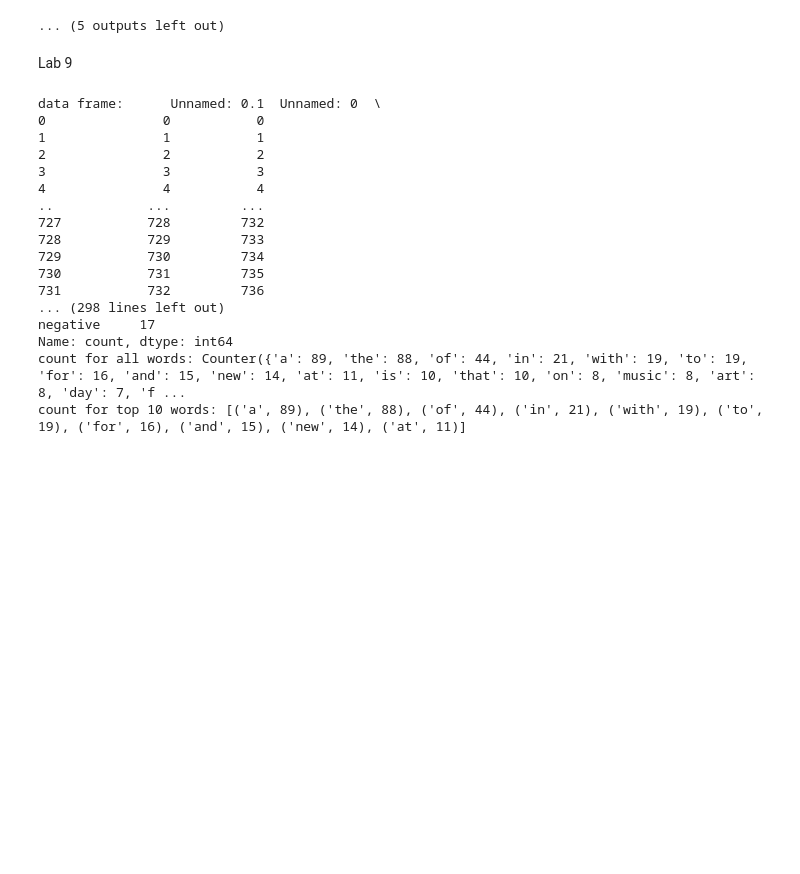
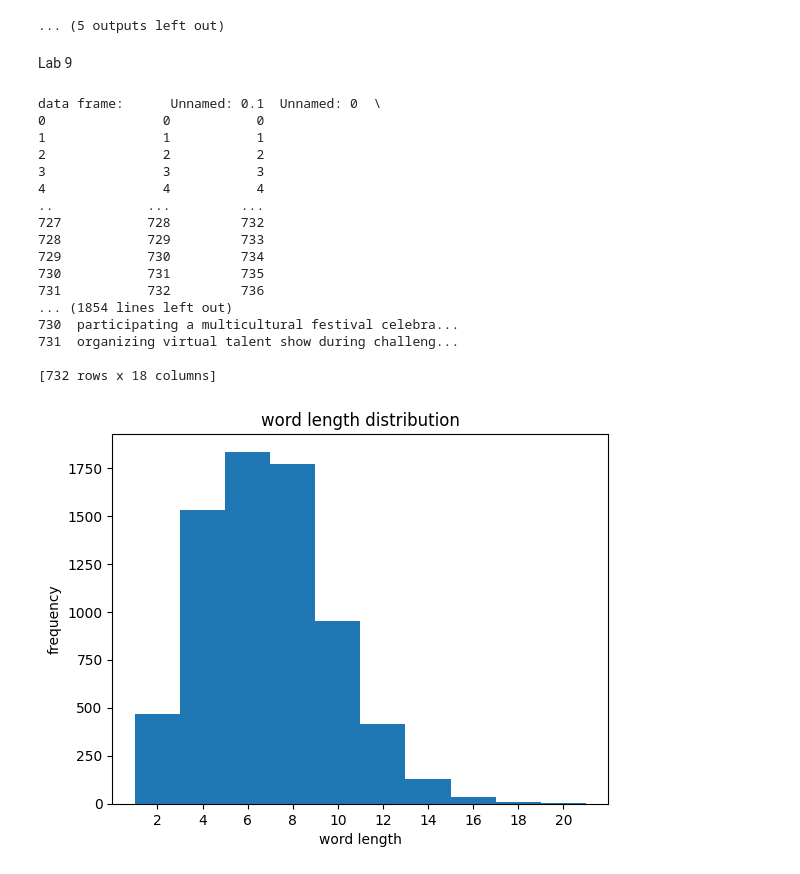
Before and after one commit to siva140887/data-visualization-programs, a Jupyter notebook: Datavisualization.ipynb, the cells around one changed output. Saved outputs shown, nothing was run; the diff lists cells and outputs as text; code cells hidden in the pictures; blank space fills up the shorter version.

```diff
--- a/Datavisualization.ipynb
+++ b/Datavisualization.ipynb
@@ -1605,40 +1605,64 @@ clear_text_all = df[df['Sentiment_group'] == 'positive']['clear_text']
 words_positive = " ".join(clear_text_all).split()
 
 print("count for all words:",Counter(words_positive))
 print("count for top 10 words:",Counter(words_positive).most_common(10))
 
 ###### Q5
 
 ### Creating a list of stop words
-stop_words = ['a', 'the', 'of', 'in', 'with', 'to', 'for', 'and', 'new', 'at', 'is', 'that', 'on']
+stop_words = ['a', 'the', 'of', 'in', 'with', 'to', 'for', 'and', 'new', 'at', 'is', 'that', 'on', 'was', 'this','an']
 
 def remove_stop_words(x):
-  y = x.str.split()
+  y = x.split()
   print("y:",y)
   for word in y:
     if word in stop_words:
-      word = ""
+      y.remove(word)
   print("y':",y)
   lwords = " ".join(y)
   return lwords
 
-  df['clear_text_wo_stopwrds'] = df['clear_text'].apply(remove_stop_words)
-  print("df with clear text having no stop words:",df)
+df['clear_text_wo_stopwrds'] = df['clear_text'].apply(remove_stop_words)
+print("df with clear text having no stop words:",df)
+
+###### Q6
+
+word_lengths = []
+
+for txt in df['clear_text_wo_stopwrds']:
+  for word in txt.split():
+    word_lengths.append(len(word))
+
+plt.hist(word_lengths)
+plt.xlabel('word length')
+plt.ylabel('frequency')
+plt.title('word length distribution')
+plt.xticks([2,4,6,8,10,12,14,16,18,20])
+plt.show()
+
+###### Q7
+
+plt.bar(df['Sentiment_group'].value_counts().index,df['Sentiment_group'].value_counts().values)
+plt.xlabel('sentiment')
+plt.ylabel('count')
+plt.title('sentiment count')
+plt.show()
 # %% [output]
 data frame:      Unnamed: 0.1  Unnamed: 0  \
 0               0           0
 1               1           1
 2               2           2
 3               3           3
 4               4           4
 ..            ...         ...
 727           728         732
 728           729         733
 729           730         734
 730           731         735
 731           732         736
-... (298 lines left out)
-negative     17
-Name: count, dtype: int64
-count for all words: Counter({'a': 89, 'the': 88, 'of': 44, 'in': 21, 'with': 19, 'to': 19, 'for': 16, 'and': 15, 'new': 14, 'at': 11, 'is': 10, 'that': 10, 'on': 8, 'music': 8, 'art': 8, 'day': 7, 'f ...
-count for top 10 words: [('a', 89), ('the', 88), ('of', 44), ('in', 21), ('with', 19), ('to', 19), ('for', 16), ('and', 15), ('new', 14), ('at', 11)]
+... (1854 lines left out)
+730  participating a multicultural festival celebra...
+731  organizing virtual talent show during challeng...
+
+[732 rows x 18 columns]
+[figure, added]
```
Also changed, not shown: parts of 1 cell of this notebook.
